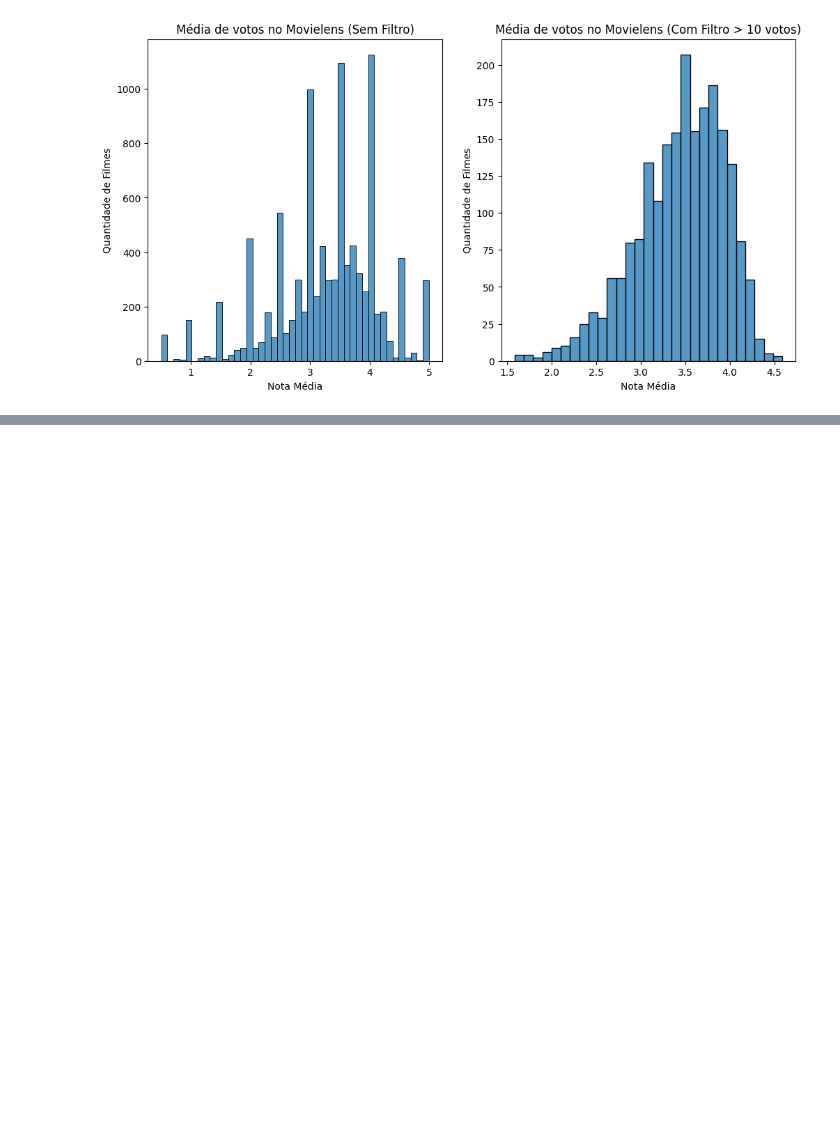
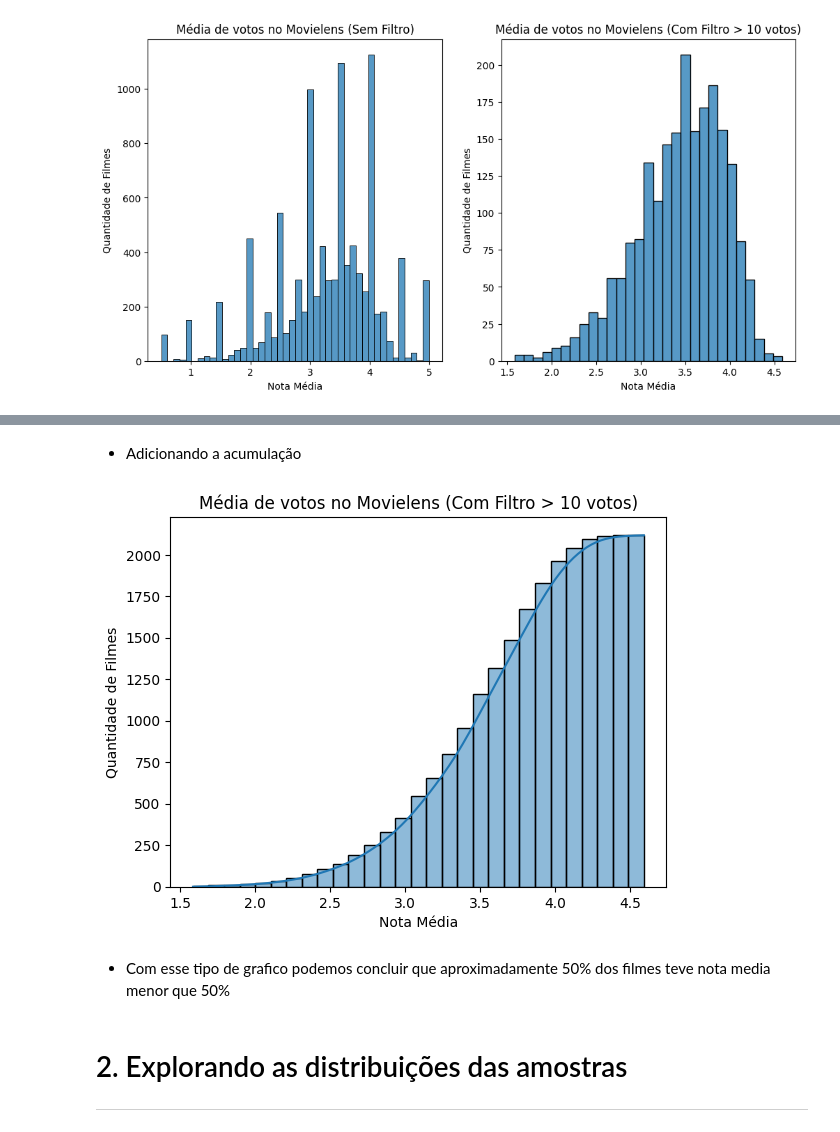
Before and after one commit to JonasSouza871/Machine-Learning-Statistics-Studies, a Jupyter notebook: Testes_Estatísticos_com_Python.ipynb, the cells around one changed output, grey strips where cells are left out. Saved outputs shown, nothing was run; the diff lists cells and outputs as text; code cells hidden in the pictures; blank space fills up the shorter version.

```diff
--- a/Testes_Estatísticos_com_Python.ipynb
+++ b/Testes_Estatísticos_com_Python.ipynb
@@ -255,0 +302,14 @@ ax2.set(xlabel="Nota Média", ylabel="Quantidade de Filmes", title="Média de vo
+# %% [markdown]
+- Adicionando a acumulação
+# %%
+ax = sns.histplot(media_por_filme_filtrada_mais_de_10.values, kde=True, cumulative=True) # True para acumulação
+ax.set(xlabel="Nota Média", ylabel="Quantidade de Filmes", title="Média de votos no Movielens (Com Filtro > 10 votos)")
+plt.show()
+# %% [output]
+[figure, added]
+# %% [markdown]
+- Com esse tipo de grafico podemos concluir que aproximadamente 50% dos filmes teve nota media menor que 50%
+# %% [markdown]
+# 2. Explorando as distribuições das amostras
+
+--------------------------
```
Also changed, not shown: parts of 57 cells of this notebook.
